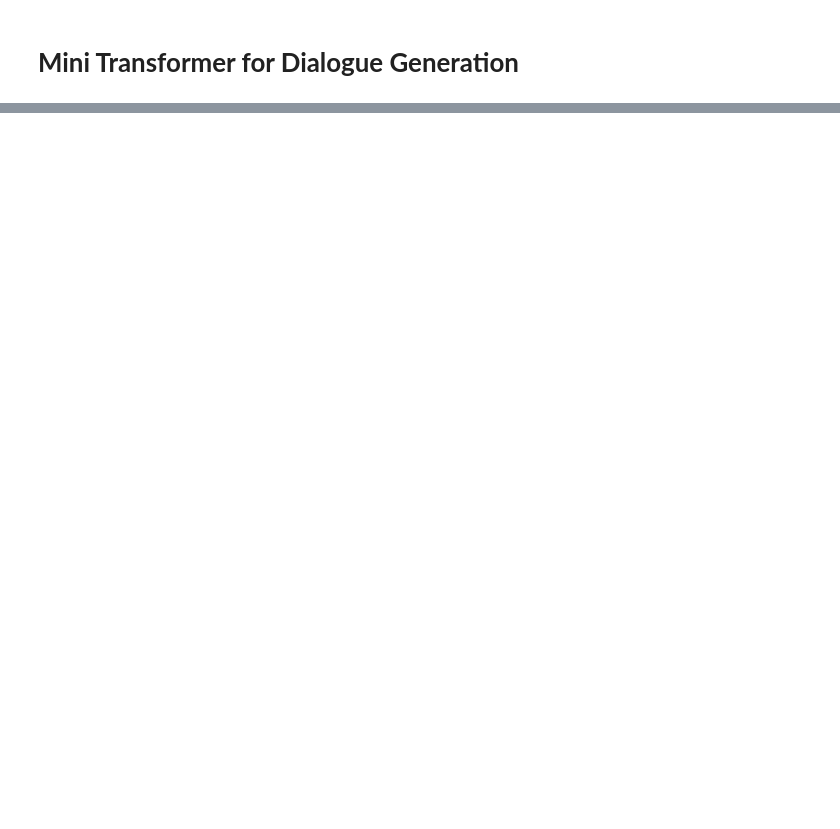
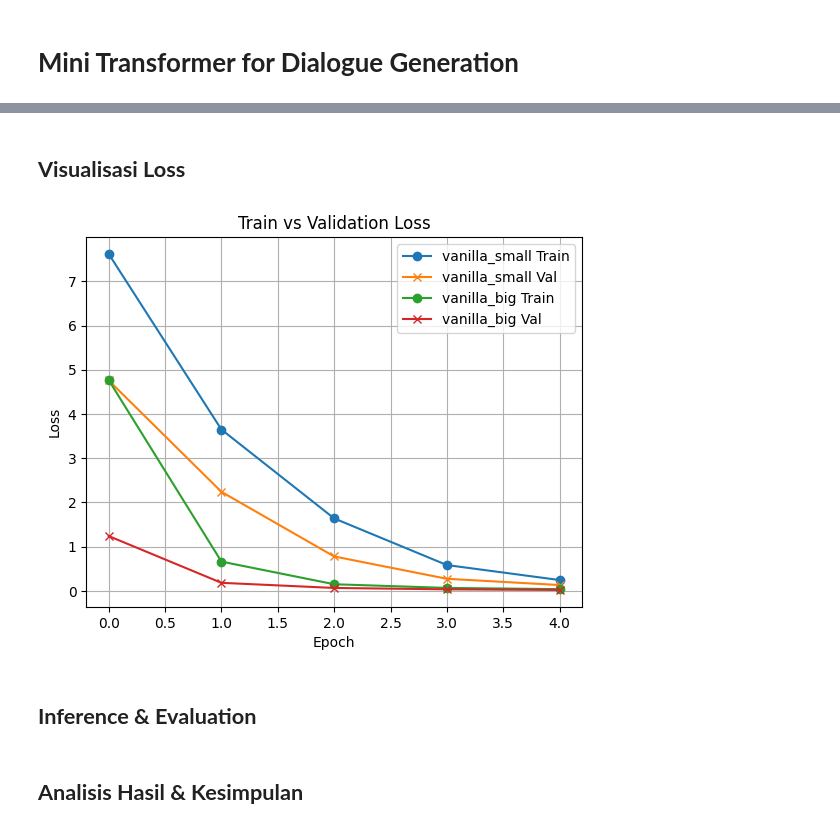
Before and after one commit to xmriz/Tugas-IF5250-Mini-Transformer, a Jupyter notebook: notebook.ipynb, the cells around one changed output, grey strips where cells are left out. Cells and saved outputs as stored; diff of their text form; code cells hidden in the pictures; blank space fills up the shorter version.

```diff
--- a/notebook.ipynb
+++ b/notebook.ipynb
@@ -222,0 +280,34 @@ print("METEOR:", res_meteor)
+# %%
+train_losses, val_losses = {}, {}
+for cfg in experiments:
+    print(f"\n>>> Training {cfg['name']}")
+    conf = {'vocab_size':vocab_size,'max_len':MAX_SEQ_LEN,'dropout':0.1, **cfg}
+    model = DecoderOnlyTransformer(conf).to(DEVICE)
+    opt   = torch.optim.AdamW(model.parameters(),lr=LEARNING_RATE)
+    crit  = nn.CrossEntropyLoss(ignore_index=token2id["<pad>"])
+
+    tl, vl = [], []
+    for epoch in range(1, 6):  # e.g. 5 epochs
+        # train
+        model.train(); total, n = 0,0
+        for x,y in train_loader:
+            x,y = x.to(DEVICE), y.to(DEVICE)
+            logits = model(x)
+            loss   = crit(logits.view(-1,vocab_size), y.view(-1))
+            opt.zero_grad(); loss.backward(); opt.step()
+            total += loss.item(); n+=1
+        tl.append(total/n)
+
+        # valid
+        model.eval(); total, n = 0,0
+        with torch.no_grad():
+            for x,y in val_loader:
+                x,y = x.to(DEVICE), y.to(DEVICE)
+                logits = model(x)
+                loss   = crit(logits.view(-1,vocab_size), y.view(-1))
+                total += loss.item(); n+=1
+        vl.append(total/n)
+        print(f" Epoch {epoch}: train={tl[-1]:.4f}, val={vl[-1]:.4f}")
+
+    train_losses[cfg['name']] = tl
+    val_losses[cfg['name']]   = vl
@@ -222,0 +331,16 @@ print("METEOR:", res_meteor)
+# %% [markdown]
+## **Visualisasi Loss**
+# %%
+for name in train_losses:
+    plt.plot(train_losses[name], marker='o', label=f"{name} Train")
+    plt.plot(val_losses[name],   marker='x', label=f"{name} Val")
+plt.title("Train vs Validation Loss")
+plt.xlabel("Epoch")
+plt.ylabel("Loss")
+plt.legend()
+plt.grid(True)
+plt.show()
+# %% [output]
+[figure, added]
+# %% [markdown]
+## **Inference & Evaluation**
@@ -222,0 +388,2 @@ print("METEOR:", res_meteor)
+# %% [markdown]
+## **Analisis Hasil & Kesimpulan**
```
Also changed, not shown: parts of 42 cells of this notebook, 1 other file.
